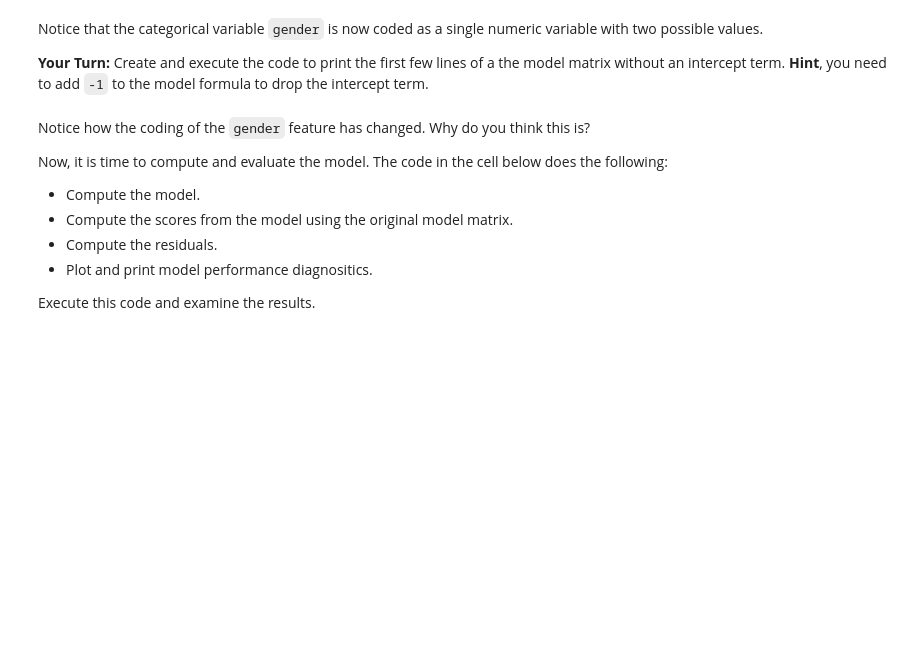
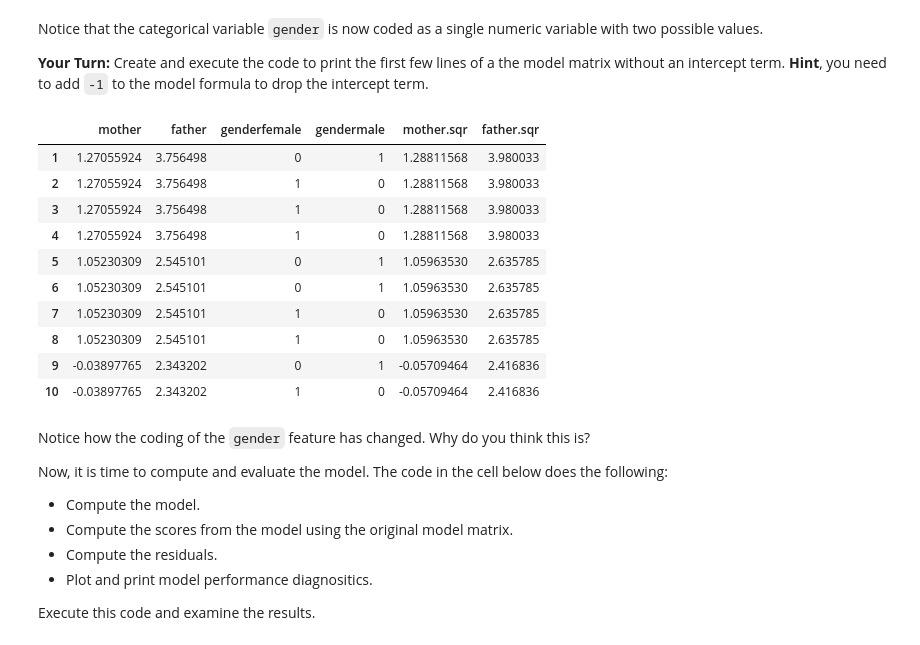
Before and after one commit to StephenElston/DataScience350, a Jupyter notebook: Lecture7/Regression2.ipynb, the cells around one changed output. Drawn from its saved outputs; the diff is of its cells as text; code cells hidden in the pictures; blank space fills up the shorter version.

```diff
--- a/Lecture7/Regression2.ipynb
+++ b/Lecture7/Regression2.ipynb
@@ -875,6 +1123,20 @@ typeof(mod.mat[, 4])
 Notice that the categorical variable `gender` is now coded as a single numeric variable with two possible values.
 
 **Your Turn:** Create and execute the code to print the first few lines of a the model matrix without an intercept term. **Hint**, you need to add `-1` to the model formula to drop the intercept term.
+# %%
+model.matrix(childHeight ~ . - 1, data = Galton.scaled)[1:10,]
+# %% [output]
+|  | mother | father | genderfemale | gendermale | mother.sqr | father.sqr |
+| 1 | 1.27055924 | 3.756498 | 0 | 1 | 1.28811568 | 3.980033 |
+| 2 | 1.27055924 | 3.756498 | 1 | 0 | 1.28811568 | 3.980033 |
+| 3 | 1.27055924 | 3.756498 | 1 | 0 | 1.28811568 | 3.980033 |
+| 4 | 1.27055924 | 3.756498 | 1 | 0 | 1.28811568 | 3.980033 |
+| 5 | 1.05230309 | 2.545101 | 0 | 1 | 1.05963530 | 2.635785 |
+| 6 | 1.05230309 | 2.545101 | 0 | 1 | 1.05963530 | 2.635785 |
+| 7 | 1.05230309 | 2.545101 | 1 | 0 | 1.05963530 | 2.635785 |
+| 8 | 1.05230309 | 2.545101 | 1 | 0 | 1.05963530 | 2.635785 |
+| 9 | -0.03897765 | 2.343202 | 0 | 1 | -0.05709464 | 2.416836 |
+| 10 | -0.03897765 | 2.343202 | 1 | 0 | -0.05709464 | 2.416836 |
 # %% [markdown]
 Notice how the coding of the `gender` feature has changed. Why do you think this is?
 
```
Also changed, not shown: parts of 27 cells of this notebook, 1 other file.
